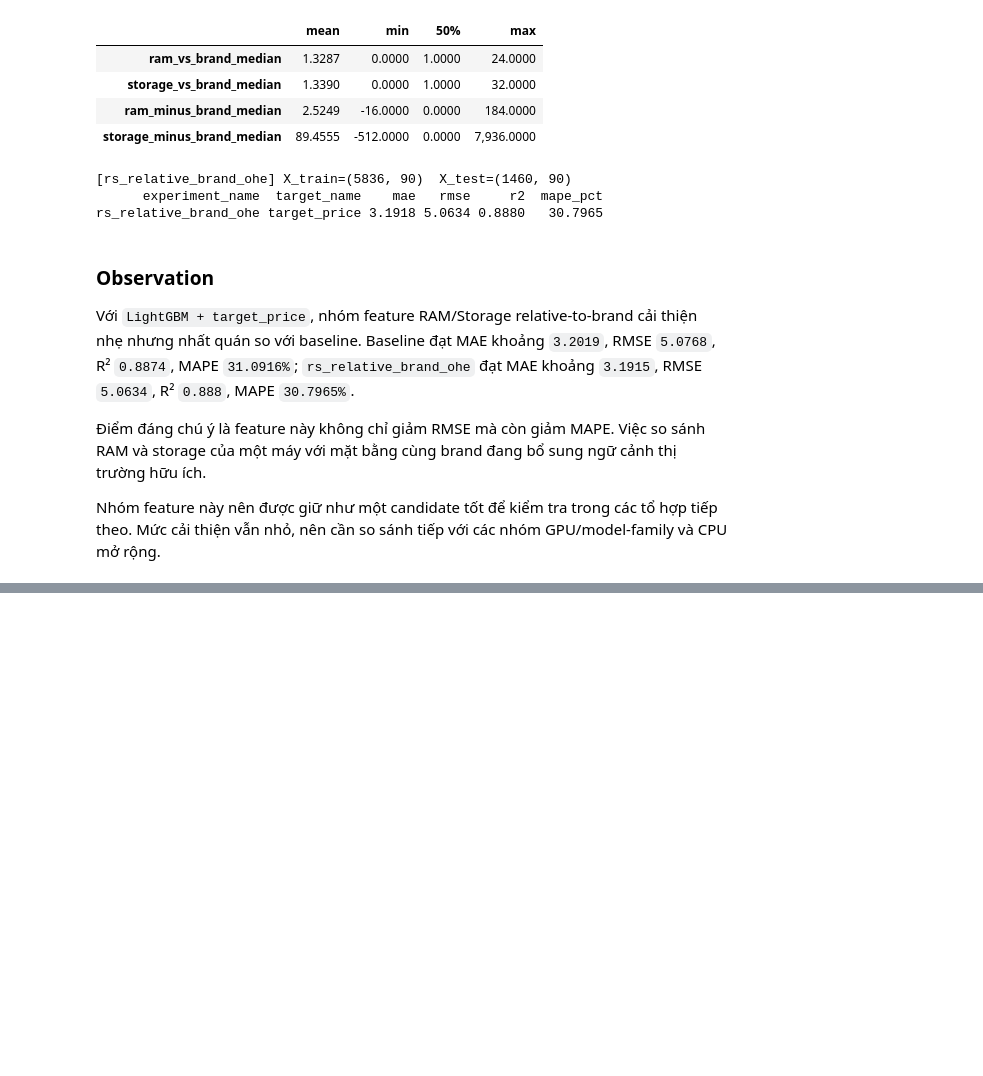
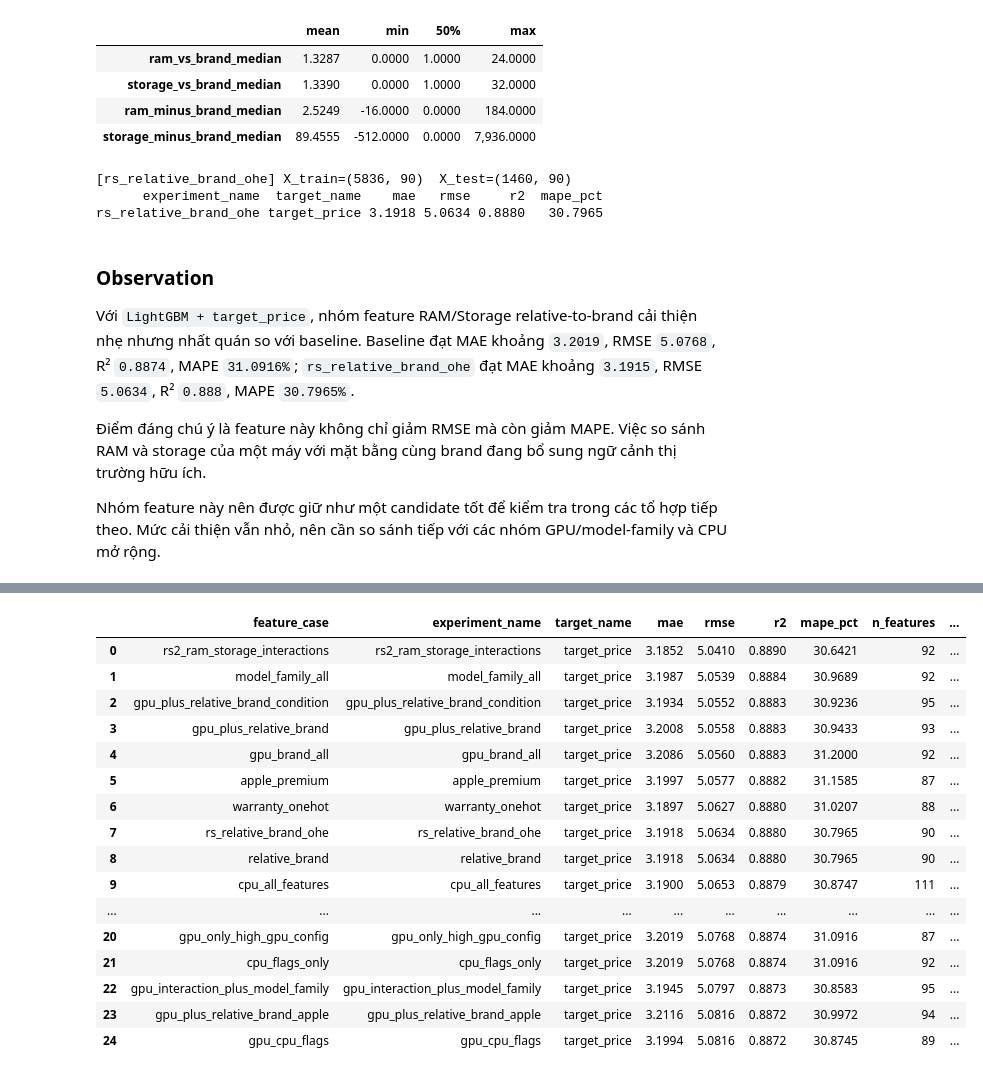
Before and after one commit to thisYui/Laptop-Price-Prediction, a Jupyter notebook: notebooks/modeling/11_feature_selection_and_ablation.ipynb, the cells around one changed output, grey strips where cells are left out. Cells and saved outputs as stored; diff of their text form; code cells hidden in the pictures; blank space fills up the shorter version.

```diff
--- a/notebooks/modeling/11_feature_selection_and_ablation.ipynb
+++ b/notebooks/modeling/11_feature_selection_and_ablation.ipynb
@@ -3860,0 +3287,7 @@ Biểu đồ Actual vs Predicted vẫn hữu ích để quan sát pattern lỗi
+# %%
+X_gpu_price_bucket_interaction = X_gpu_price_bucket.copy()
+
+for c in gpu_price_bucket_interaction_features:
+    X_gpu_price_bucket_interaction[c] = df_gpu[c].values
+
+print("X_gpu_price_bucket_interaction:", X_gpu_price_bucket_interaction.shape)
@@ -4337,0 +4638,12 @@ Do đó, quyết định sau cell này nên là: giữ `cpu_all_features` như m
+# %%
+brand_importance = (
+    feature_importance_df[
+        feature_importance_df["feature"].isin(brand_cols_all)
+    ]
+    .copy()
+    .sort_values("importance", ascending=False)
+    .reset_index(drop=True)
+)
+
+print("Brand features found in importance table:", len(brand_importance))
+display(brand_importance)
@@ -4337,0 +5444,77 @@ Do đó, quyết định sau cell này nên là: giữ `cpu_all_features` như m
+# %%
+# ============================================================
+# 12.2 Compare every candidate against the baseline
+# ============================================================
+
+baseline_rows = fine_tuning_comparison[
+    fine_tuning_comparison["experiment_name"].eq("baseline")
+].sort_values("rmse")
+
+if baseline_rows.empty:
+    raise ValueError("No baseline row found in collected metrics.")
+
+baseline_row = baseline_rows.iloc[0]
+baseline_mae = baseline_row["mae"]
+baseline_rmse = baseline_row["rmse"]
+baseline_r2 = baseline_row["r2"]
+baseline_mape = baseline_row["mape_pct"]
+
+section12_comparison = fine_tuning_comparison.copy()
+section12_comparison["delta_mae_vs_baseline"] = section12_comparison["mae"] - baseline_mae
+section12_comparison["delta_rmse_vs_baseline"] = section12_comparison["rmse"] - baseline_rmse
+section12_comparison["delta_r2_vs_baseline"] = section12_comparison["r2"] - baseline_r2
+section12_comparison["delta_mape_vs_baseline"] = section12_comparison["mape_pct"] - baseline_mape
+
+section12_comparison["better_rmse_than_baseline"] = section12_comparison["delta_rmse_vs_baseline"] < 0
+section12_comparison["better_mae_than_baseline"] = section12_comparison["delta_mae_vs_baseline"] < 0
+section12_comparison["better_mape_than_baseline"] = section12_comparison["delta_mape_vs_baseline"] < 0
+section12_comparison["better_r2_than_baseline"] = section12_comparison["delta_r2_vs_baseline"] > 0
+section12_comparison["beats_baseline_metric_count"] = section12_comparison[
+    [
+        "better_rmse_than_baseline",
+        "better_mae_than_baseline",
+        "better_mape_than_baseline",
+        "better_r2_than_baseline",
+    ]
+].sum(axis=1)
+
+section12_comparison = section12_comparison.sort_values(
+    ["rmse", "mae", "mape_pct", "n_features"],
+    ascending=[True, True, True, True],
+).reset_index(drop=True)
+
+cols_to_show = [
+    "feature_case",
+    "experiment_name",
+    "target_name",
+    "mae",
+    "rmse",
+    "r2",
+    "mape_pct",
+    "n_features",
+    "delta_mae_vs_baseline",
+    "delta_rmse_vs_baseline",
+    "delta_r2_vs_baseline",
+    "delta_mape_vs_baseline",
+    "beats_baseline_metric_count",
+]
+
+display(section12_comparison[cols_to_show].head(25))
+# %% [output]
+|  | feature_case | experiment_name | target_name | mae | rmse | r2 | mape_pct | n_features | ... |
+| 0 | rs2_ram_storage_interactions | rs2_ram_storage_interactions | target_price | 3.1852 | 5.0410 | 0.8890 | 30.6421 | 92 | ... |
+| 1 | model_family_all | model_family_all | target_price | 3.1987 | 5.0539 | 0.8884 | 30.9689 | 92 | ... |
+| 2 | gpu_plus_relative_brand_condition | gpu_plus_relative_brand_condition | target_price | 3.1934 | 5.0552 | 0.8883 | 30.9236 | 95 | ... |
+| 3 | gpu_plus_relative_brand | gpu_plus_relative_brand | target_price | 3.2008 | 5.0558 | 0.8883 | 30.9433 | 93 | ... |
+| 4 | gpu_brand_all | gpu_brand_all | target_price | 3.2086 | 5.0560 | 0.8883 | 31.2000 | 92 | ... |
+| 5 | apple_premium | apple_premium | target_price | 3.1997 | 5.0577 | 0.8882 | 31.1585 | 87 | ... |
+| 6 | warranty_onehot | warranty_onehot | target_price | 3.1897 | 5.0627 | 0.8880 | 31.0207 | 88 | ... |
+| 7 | rs_relative_brand_ohe | rs_relative_brand_ohe | target_price | 3.1918 | 5.0634 | 0.8880 | 30.7965 | 90 | ... |
+| 8 | relative_brand | relative_brand | target_price | 3.1918 | 5.0634 | 0.8880 | 30.7965 | 90 | ... |
+| 9 | cpu_all_features | cpu_all_features | target_price | 3.1900 | 5.0653 | 0.8879 | 30.8747 | 111 | ... |
+| ... | ... | ... | ... | ... | ... | ... | ... | ... | ... |
+| 20 | gpu_only_high_gpu_config | gpu_only_high_gpu_config | target_price | 3.2019 | 5.0768 | 0.8874 | 31.0916 | 87 | ... |
+| 21 | cpu_flags_only | cpu_flags_only | target_price | 3.2019 | 5.0768 | 0.8874 | 31.0916 | 92 | ... |
+| 22 | gpu_interaction_plus_model_family | gpu_interaction_plus_model_family | target_price | 3.1945 | 5.0797 | 0.8873 | 30.8583 | 95 | ... |
+| 23 | gpu_plus_relative_brand_apple | gpu_plus_relative_brand_apple | target_price | 3.2116 | 5.0816 | 0.8872 | 30.9972 | 94 | ... |
+| 24 | gpu_cpu_flags | gpu_cpu_flags | target_price | 3.1994 | 5.0816 | 0.8872 | 30.8745 | 89 | ... |
```
Also changed, not shown: parts of 119 cells of this notebook, 3 other files.
